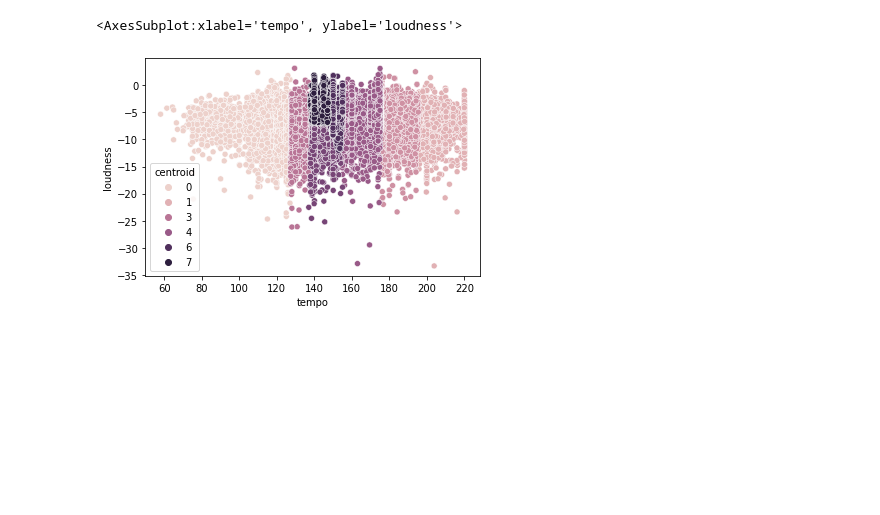
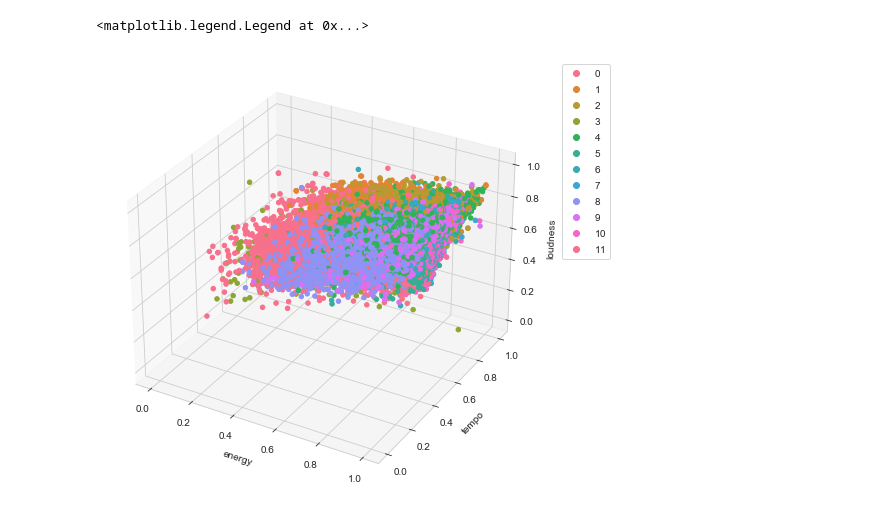
Before and after one commit to carter-bailey/cs5030-project, a Jupyter notebook: visualize.ipynb, the cells around one changed output. Saved outputs shown, nothing was run; the diff lists cells and outputs as text; code cells hidden in the pictures; blank space fills up the shorter version.

Commit message:
updating the visualizer to a 3d plot that Steve approves of.

```diff
--- a/visualize.ipynb
+++ b/visualize.ipynb
@@ -20,6 +23,24 @@ csv
 42305 rows × 10 columns
-# %%
-sns.scatterplot(x=csv.tempo, y=csv.loudness, hue=csv.centroid)
-# %% [output]
-<AxesSubplot:xlabel='tempo', ylabel='loudness'>
-[figure, removed]
+# %%
+# axes instance
+fig = plt.figure(figsize=(6,6))
+ax = Axes3D(fig, auto_add_to_figure=False)
+fig.add_axes(ax)
+
+# get colormap from seaborn
+cmap = ListedColormap(sns.color_palette("husl", 256).as_hex())
+
+# plot
+sc = ax.scatter(serial_csv.energy, serial_csv.tempo, serial_csv.loudness, c=serial_csv.centroid, marker='o', cmap=cmap, alpha=1)
+ax.set_xlabel('energy')
+ax.set_ylabel('tempo')
+ax.set_zlabel('loudness')
+
+# legend
+plt.legend(*sc.legend_elements(), bbox_to_anchor=(1.05, 1), loc=2)
+
+# save
+#plt.savefig("serial_results")
+# %% [output]
+<matplotlib.legend.Legend at 0x...>
+[figure, added]
```
Also changed, not shown: parts of 4 cells of this notebook.
